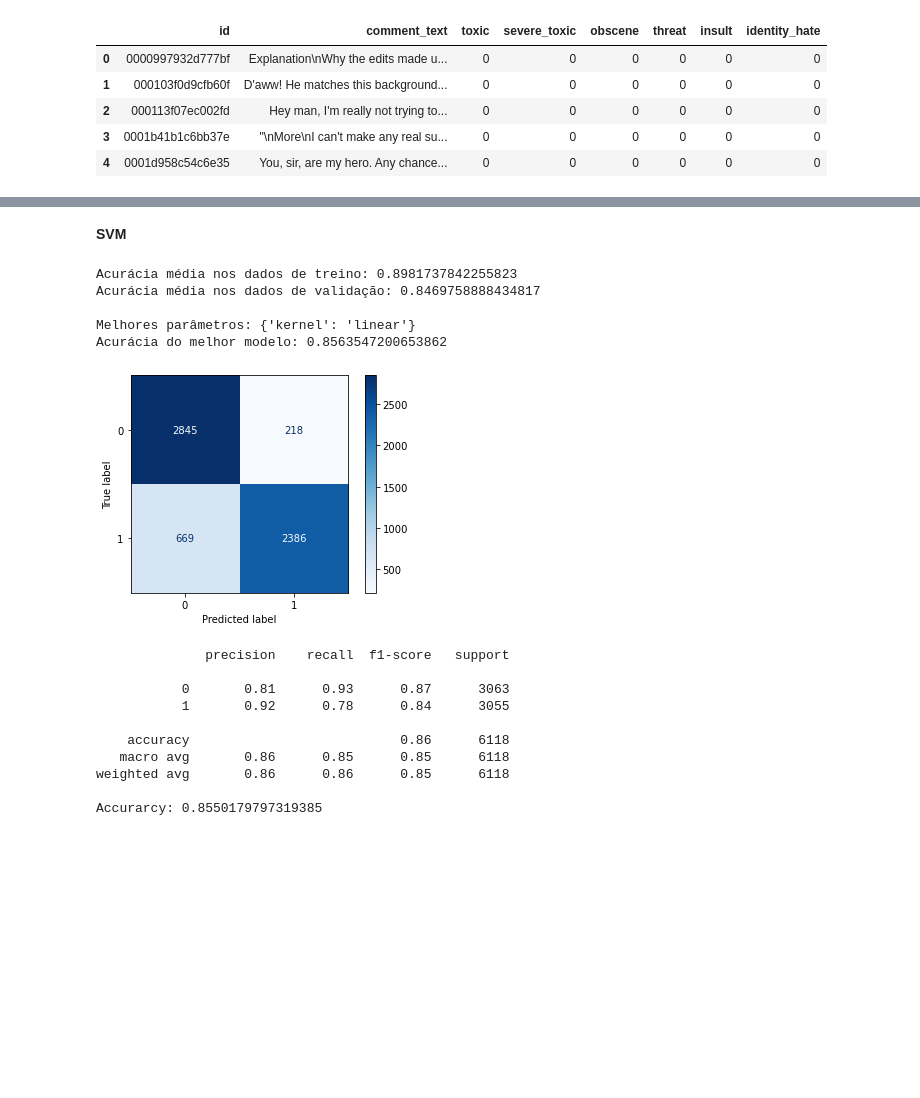
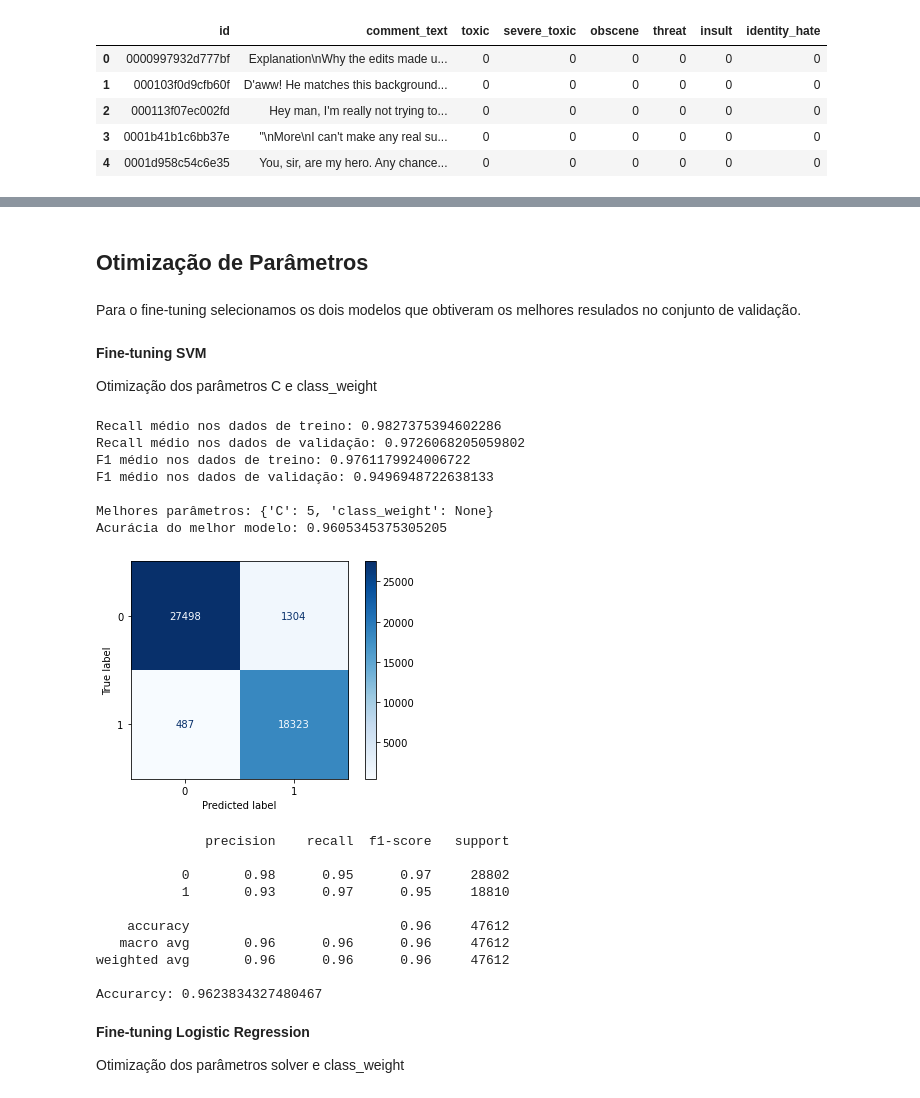
Before and after one commit to yanprada/MO444-discipline, a Jupyter notebook: trabalho_4/project_4_classificacao_binaria-checkpoint.ipynb, the cells around one changed output, grey strips where cells are left out. Drawn from its saved outputs; the diff is of its cells as text; code cells hidden in the pictures; blank space fills up the shorter version.

```diff
--- a/trabalho_4/project_4_classificacao_binaria-checkpoint.ipynb
+++ b/trabalho_4/project_4_classificacao_binaria-checkpoint.ipynb
@@ -142,3 +203,2 @@ X = tfidfconverter.fit_transform(X).toarray()
 # %%
-from sklearn.model_selection import train_test_split
-X_train, X_test, y_train, y_test = train_test_split(X, y, test_size=0.2, random_state=0)
+X_train, X_test, y_train, y_test = train_test_split(X, y_over, test_size=0.2)
@@ -204,4 +204,0 @@ plt.show()
-# %%
-from sklearn.ensemble import RandomForestClassifier
-classifier = RandomForestClassifier(max_depth=25, random_state=0, n_jobs=-1)
-classifier.fit(X_train, y_train)
@@ -233,51 +252,58 @@ Accurarcy: 0.8218372016999019
+# %% [markdown]
+## __Otimização de Parâmetros__
+# %% [markdown]
+Para o fine-tuning selecionamos os dois modelos que obtiveram os melhores resulados no conjunto de validação.
 # %% [markdown]
-__SVM__
+__Fine-tuning SVM__
+
+Otimização dos parâmetros C e class_weight
 # %%
-import numpy as np
-from sklearn.model_selection import KFold, StratifiedKFold, GridSearchCV
-from sklearn import svm
+values_grid = {'class_weight': [None, 'balanced'],
+                  'C': [1, 5, 10]}
 
-kernel = np.array(['linear','poly','rbf','sigmoid'])
+classifier = LinearSVC()
 
-values_grid = {'kernel':kernel}
-
-classifier = svm.SVC()
-
-grid_classifier = GridSearchCV(estimator=classifier, param_grid=values_grid, cv=5, scoring='accuracy',
-                               return_train_score=True)
+grid_classifier = GridSearchCV(estimator=classifier, param_grid=values_grid, cv=5, scoring=('accuracy','recall','f1'),
+                               return_train_score=True, refit='accuracy')
 grid_classifier.fit(X_train,y_train)
 
-best_classifier = grid_classifier.best_estimator_
+best_classifier_svm = grid_classifier.best_estimator_
 
-print('Acurácia média nos dados de treino:', grid_classifier.cv_results_['mean_train_score'].mean())
-print('Acurácia média nos dados de validação:', grid_classifier.cv_results_['mean_test_score'].mean())
+print('Recall médio nos dados de treino:', grid_classifier.cv_results_['mean_train_recall'].mean())
+print('Recall médio nos dados de validação:', grid_classifier.cv_results_['mean_test_recall'].mean())
+print('F1 médio nos dados de treino:', grid_classifier.cv_results_['mean_train_f1'].mean())
+print('F1 médio nos dados de validação:', grid_classifier.cv_results_['mean_test_f1'].mean())
 print('\nMelhores parâmetros:', grid_classifier.best_params_)
 print('Acurácia do melhor modelo:', grid_classifier.best_score_)
 # %% [output]
-Acurácia média nos dados de treino: 0.8981737842255823
-Acurácia média nos dados de validação: 0.8469758888434817
+Recall médio nos dados de treino: 0.9827375394602286
+Recall médio nos dados de validação: 0.9726068205059802
+F1 médio nos dados de treino: 0.9761179924006722
+F1 médio nos dados de validação: 0.9496948722638133
 
-Melhores parâmetros: {'kernel': 'linear'}
-Acurácia do melhor modelo: 0.8563547200653862
+Melhores parâmetros: {'C': 5, 'class_weight': None}
+Acurácia do melhor modelo: 0.9605345375305205
 # %%
-y_pred_svm = best_classifier.predict(X_test)
+y_pred_svm = best_classifier_svm.predict(X_test)
 # %%
-from sklearn.metrics import plot_confusion_matrix
-
-plot_confusion_matrix(best_classifier, X_test, y_test, cmap=plt.cm.Blues)
+plot_confusion_matrix(best_classifier_svm, X_test, y_test, cmap=plt.cm.Blues)
 plt.show()
 
 print(classification_report(y_test,y_pred_svm))
 print('Accurarcy:',accuracy_score(y_test, y_pred_svm))
 # %% [output]
-[figure, old version]
+[figure, new version]
               precision    recall  f1-score   support
 
-           0       0.81      0.93      0.87      3063
-           1       0.92      0.78      0.84      3055
+           0       0.98      0.95      0.97     28802
+           1       0.93      0.97      0.95     18810
 
-    accuracy                           0.86      6118
-   macro avg       0.86      0.85      0.85      6118
-weighted avg       0.86      0.86      0.85      6118
+    accuracy                           0.96     47612
+   macro avg       0.96      0.96      0.96     47612
+weighted avg       0.96      0.96      0.96     47612
 
-Accurarcy: 0.8550179797319385
+Accurarcy: 0.9623834327480467
+# %% [markdown]
+__Fine-tuning Logistic Regression__
+
+Otimização dos parâmetros solver e class_weight
```
Also changed, not shown: parts of 54 cells of this notebook.
